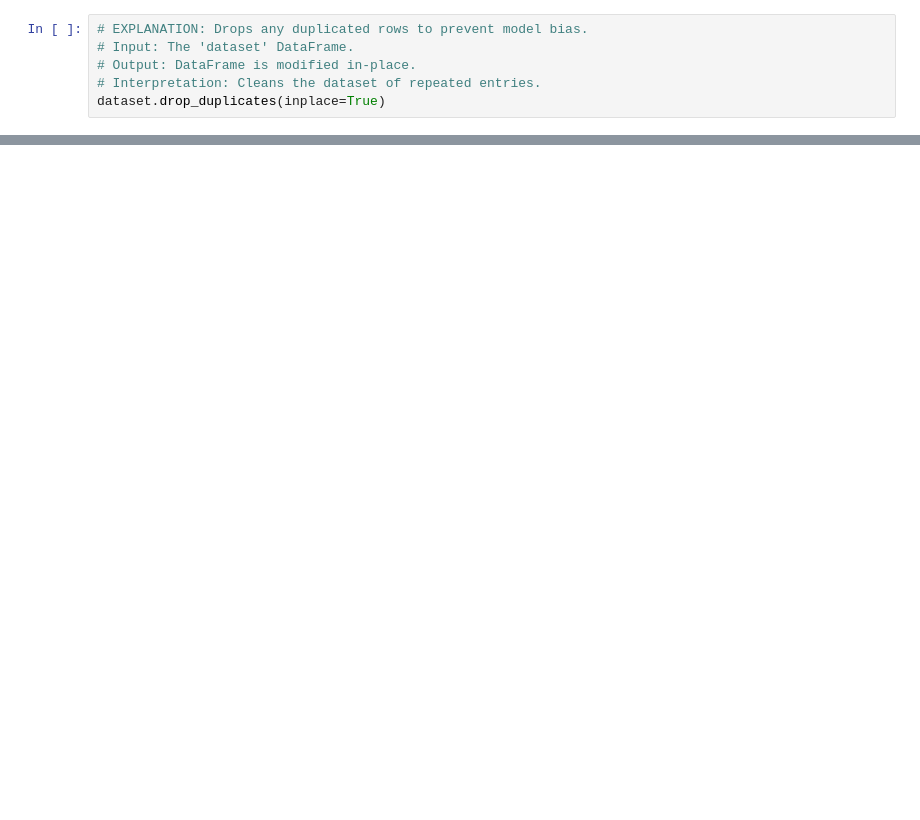
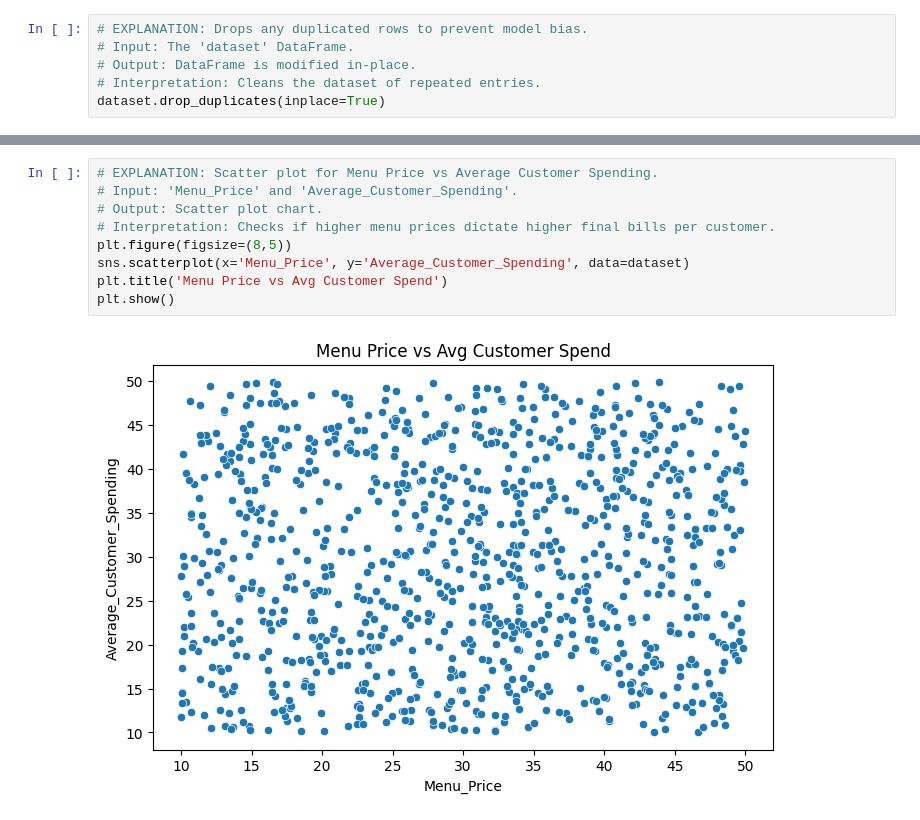
Before and after one commit to malik09-teach/ML-BASICS-PROJECTS-, a Jupyter notebook: monthly budget prediction/monthly_revenue.ipynb, the cells around one changed output, grey strips where cells are left out. Saved outputs shown, nothing was run; the diff lists cells and outputs as text; blank space fills up the shorter version.

```diff
--- a/monthly budget prediction/monthly_revenue.ipynb
+++ b/monthly budget prediction/monthly_revenue.ipynb
@@ -220,0 +303,11 @@ plt.show()
+# %%
+# EXPLANATION: Scatter plot for Menu Price vs Average Customer Spending.
+# Input: 'Menu_Price' and 'Average_Customer_Spending'.
+# Output: Scatter plot chart.
+# Interpretation: Checks if higher menu prices dictate higher final bills per customer.
+plt.figure(figsize=(8,5))
+sns.scatterplot(x='Menu_Price', y='Average_Customer_Spending', data=dataset)
+plt.title('Menu Price vs Avg Customer Spend')
+plt.show()
+# %% [output]
+[figure, added]
```
Also changed, not shown: parts of 61 cells of this notebook.
